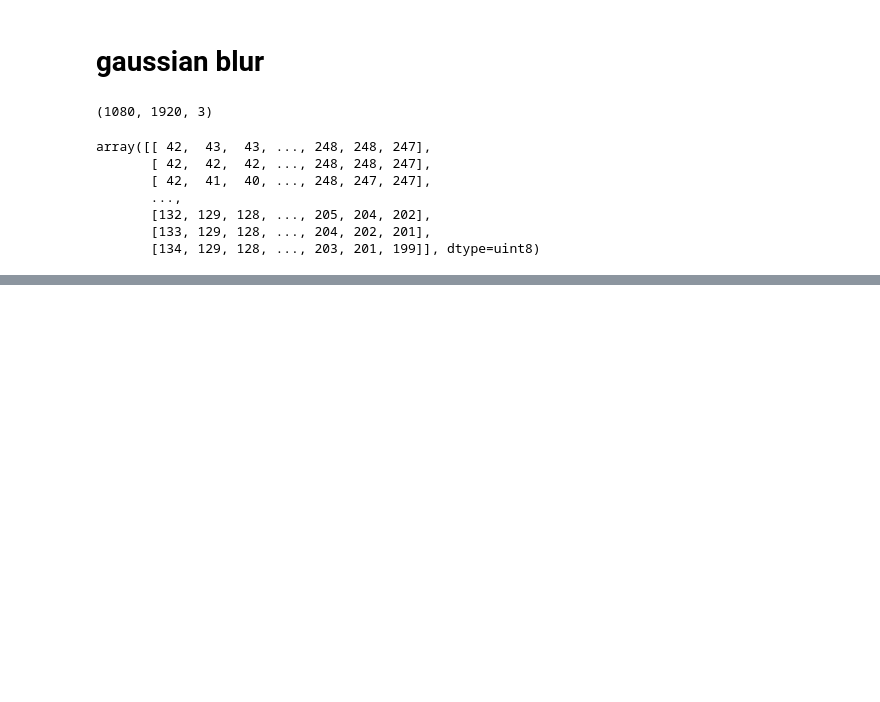
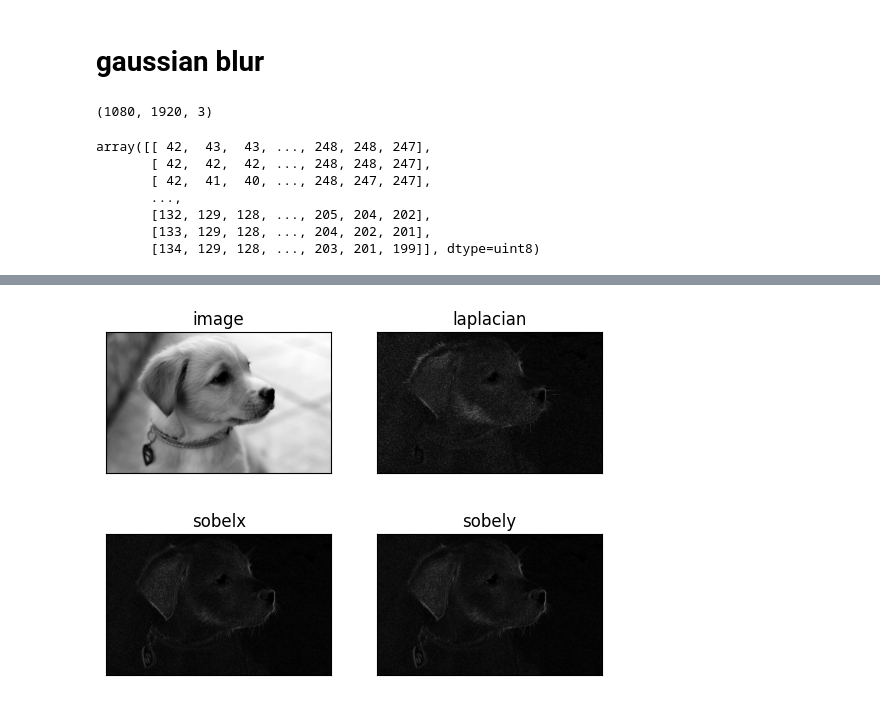
Before and after one commit to Puthumalar/computer-vision, a Jupyter notebook: image filter,dst,blurring-checkpoint.ipynb, the cells around one changed output, grey strips where cells are left out. Saved outputs shown, nothing was run; the diff lists cells and outputs as text; code cells hidden in the pictures; blank space fills up the shorter version.

```diff
--- a/image filter,dst,blurring-checkpoint.ipynb
+++ b/image filter,dst,blurring-checkpoint.ipynb
@@ -135,0 +136,19 @@ cv.destroyAllWindows()
+# %%
+img=cv.imread('C:/Users/SN111/Pictures/puppy.jfif',0)
+img=cv.cvtColor(img,cv.COLOR_BGR2RGB)
+lap=cv.Laplacian(img,cv.CV_64F,ksize=3)
+lap=np.uint8(np.absolute(lap))
+sobelx=cv.Sobel(img,cv.CV_64F,1,0,ksize=3)
+sobelx=np.uint8(np.absolute(sobelx))
+sobely=cv.Sobel(img,cv.CV_64F,1,0,ksize=3)
+sobely=np.uint8(np.absolute(sobely))
+# %%
+titles=['image','laplacian','sobelx','sobely']
+images=[img,lap,sobelx,sobely]
+for i in range(len(images)):
+    plt.subplot(2,2,i+1),plt.imshow(images[i])
+    plt.title(titles[i])
+    plt.xticks([]),plt.yticks([])
+plt.show()
+# %% [output]
+[figure, added]
```
Also changed, not shown: parts of 14 cells of this notebook.
